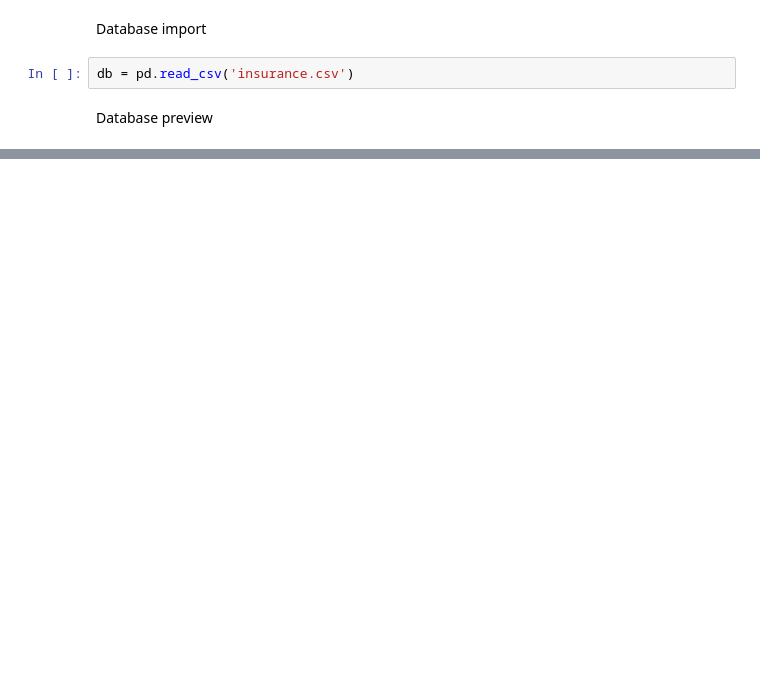
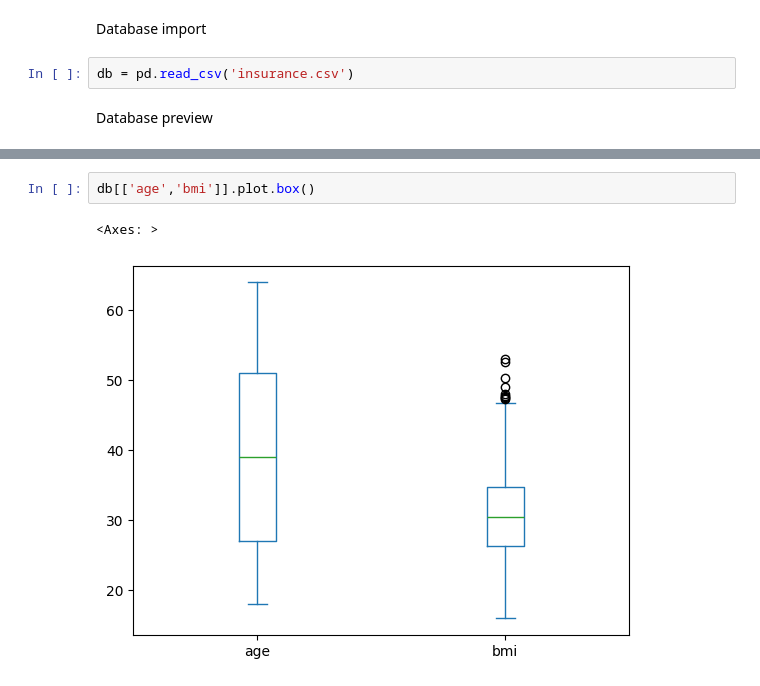
Before and after one commit to grzegorz-gomza/Portfolio_Projects, a Jupyter notebook: Medical Insurance/us-medical-insurance-costs.ipynb, the cells around one changed output, grey strips where cells are left out. Cells and saved outputs as stored; diff of their text form; blank space fills up the shorter version.

```diff
--- a/Medical Insurance/us-medical-insurance-costs.ipynb
+++ b/Medical Insurance/us-medical-insurance-costs.ipynb
@@ -43,0 +78,5 @@ for column in db:
+# %%
+db[['age','bmi']].plot.box()
+# %% [output]
+<Axes: >
+[figure, added]
```
Also changed, not shown: parts of 17 cells of this notebook.
